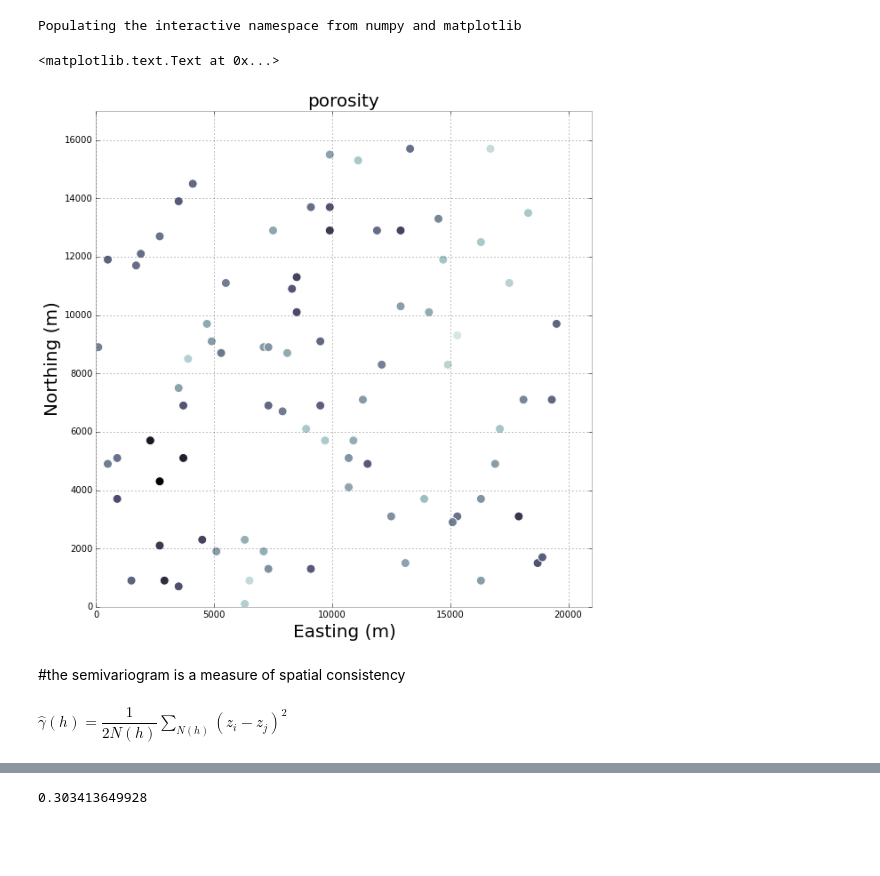
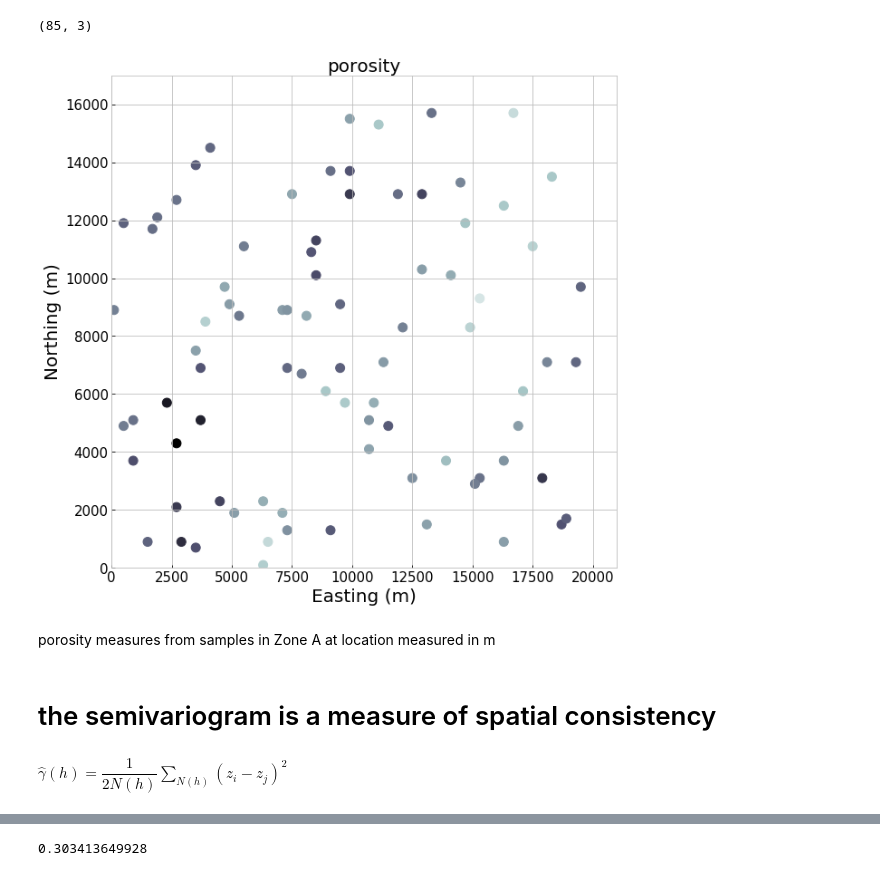
Before and after one commit to fedhere/UInotebooks, a Jupyter notebook: kriging/kriging_porosity.ipynb, the cells around one changed output, grey strips where cells are left out. Drawn from its saved outputs; the diff is of its cells as text; code cells hidden in the pictures; blank space fills up the shorter version.

```diff
--- a/kriging/kriging_porosity.ipynb
+++ b/kriging/kriging_porosity.ipynb
@@ -6,0 +7,15 @@
+# %%
+import numpy as np
+import pylab as pl
+from scipy.spatial.distance import pdist, squareform
+import pandas as pd
+import json
+import os
+s = json.load( open(os.getenv ('PUI2016')+"/fbb_matplotlibrc.json") )
+pl.rcParams.update(s)
+# %%
+pl.rcParams.update({'axes.facecolor':'#ffffff',
+                    'grid.color': u'#bcbcbc',
+                    'xtick.labelsize': 15,
+                    'ytick.labelsize': 15})
+%pylab inline
@@ -7,30 +26,23 @@
+# %%
+x = np.load("porosoty.npy")
+x = x[:,[0,1,3]]
+x.shape
+# %% [output]
+(85, 3)
 # %%
-import numpy as np
-import pylab as pl
-from scipy.spatial.distance import pdist, squareform
-import pandas as pd
-import json
-import os
-s = json.load( open(os.getenv ('PUI2015')+"/fbb_matplotlibrc.json") )
-pl.rcParams.update(s)
-
-%pylab inline
-
-x=np.load("porosoty.npy")
-x = x[:,[0,1,3]]
-yy=x[:,2]
+yy = x[:,2]
 ax = pl.figure(figsize=(10,10), dpi=150).add_subplot(111)
 pl.scatter(x[:,0], x[:,1], c=x[:,2], s=100, cmap='bone')
 pl.ylim(0, 17000)
 pl.xlim(0, 21000)
 pl.xlabel("Easting (m)", fontsize=20)
 pl.ylabel("Northing (m)", fontsize=20)
-pl.title("porosity", fontsize=20)
+title = pl.title("porosity", fontsize=20)
 # %% [output]
-Populating the interactive namespace from numpy and matplotlib
-<matplotlib.text.Text at 0x...>
-[figure, old version]
+[figure, new version]
+# %% [markdown]
+porosity measures from samples in Zone A at location measured in m
 # %% [markdown]
-#the semivariogram is a measure of spatial consistency
+# the semivariogram is a measure of spatial consistency
 # %% [markdown]
-$\hat{\gamma}(h) = \dfrac{1}{2N(h)} \displaystyle \sum_{N(h)} ( z_{i} - z_{j} )^{2}$
+$ \hat{\gamma}(h) = \dfrac{1}{2N(h)} \displaystyle \sum_{N(h)} ( z_{i}-z_{j} )^{2} $
```
Also changed, not shown: parts of 26 cells of this notebook.
